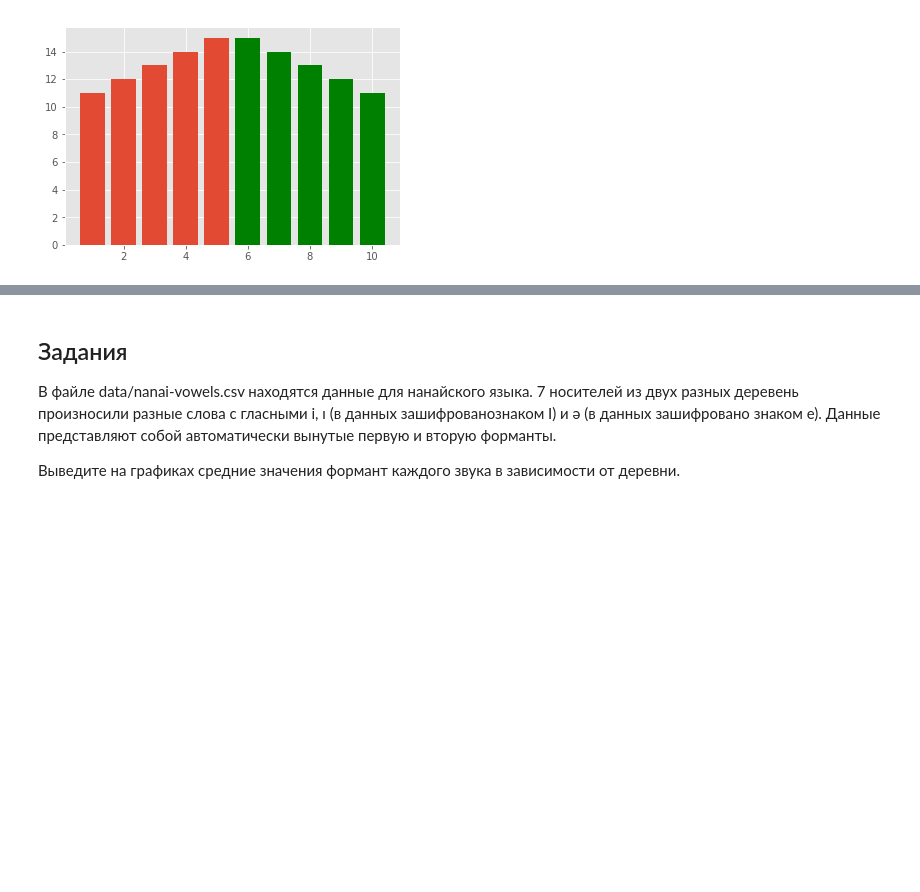
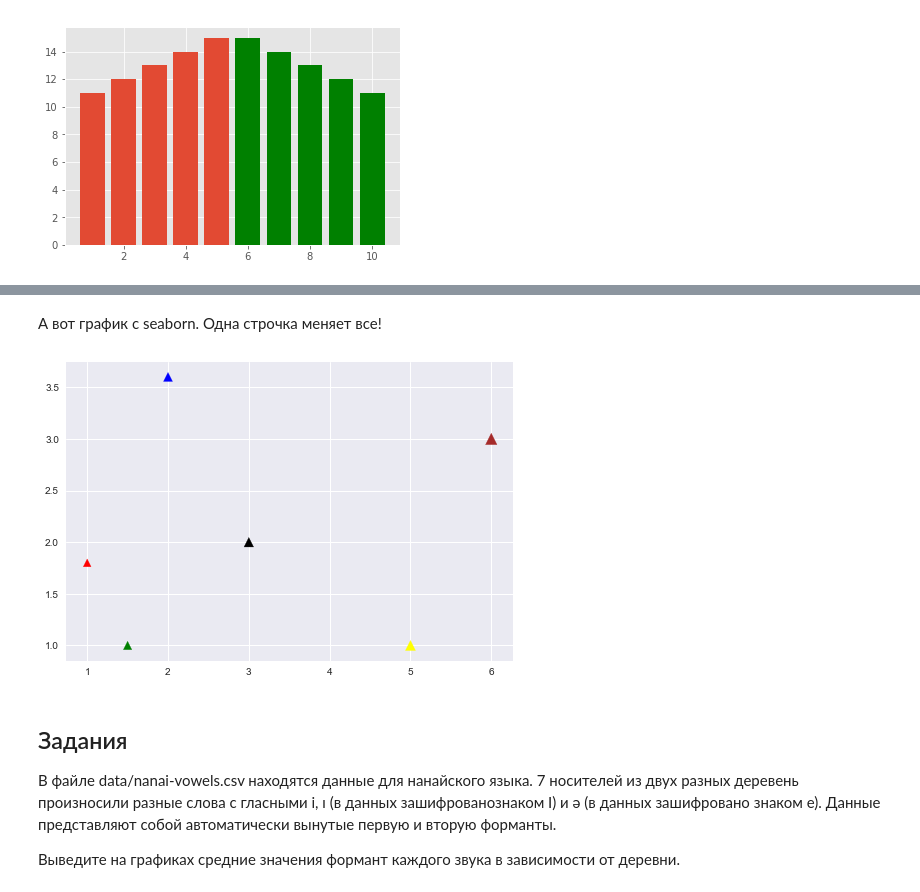
Before and after one commit to ancatmara/learnpython2017, a Jupyter notebook: Семинары/13 Семинар - Matplotlib.ipynb, the cells around one changed output, grey strips where cells are left out. Saved outputs shown, nothing was run; the diff lists cells and outputs as text; code cells hidden in the pictures; blank space fills up the shorter version.

Commit message:
added seaborn

```diff
--- a/Семинары/Matplotlib.ipynb
+++ b/Семинары/13 Семинар - Matplotlib.ipynb
@@ -140,3 +153,14 @@ plt.show()
+# %% [markdown]
+А вот график с seaborn. Одна строчка меняет все!
+# %%
+import seaborn
+
+size = [60, 70, 80, 90, 100, 130]
+colors = ['red', 'green', 'blue', 'black', 'yellow', 'brown']
+plt.scatter(X, Y, s=size, c=colors, marker='^')
+plt.show()
+# %% [output]
+[figure, added]
 # %% [markdown]
 ## Задания
 
```
Also changed, not shown: parts of 4 cells of this notebook.
